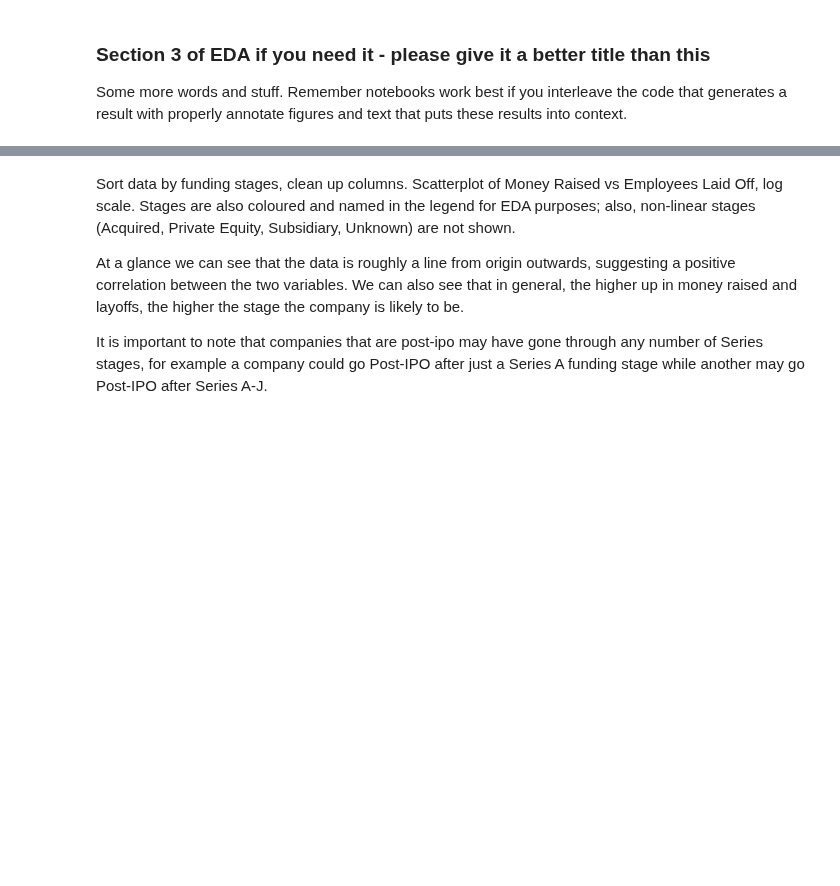
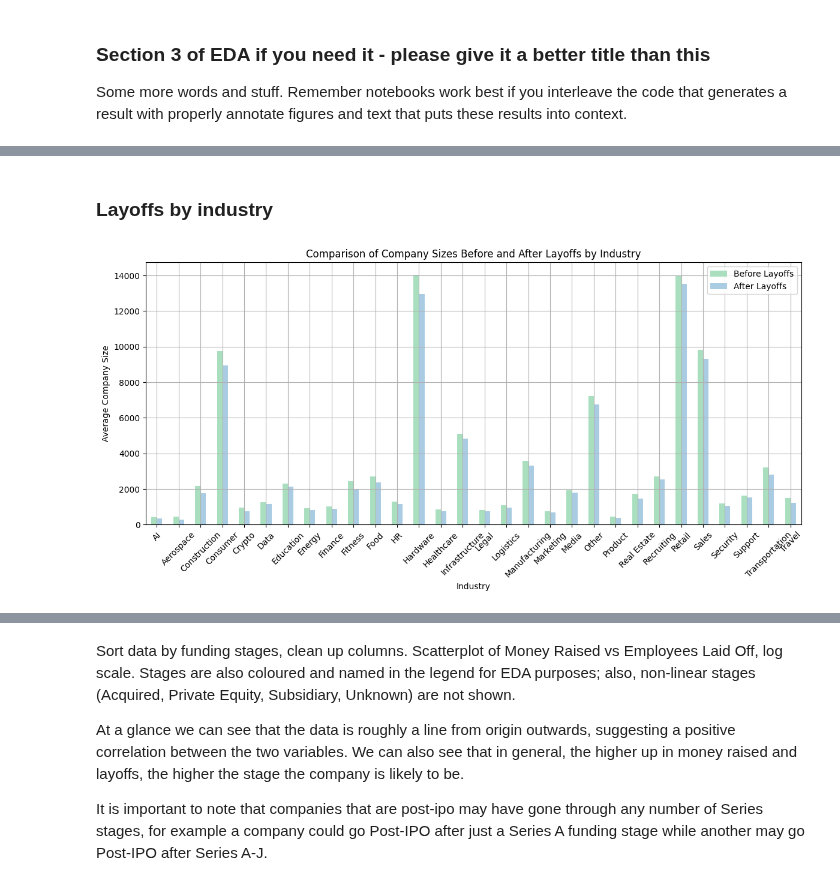
Before and after one commit to COGS108/Group019_WI24, a Jupyter notebook: EDACheckpoint_Group019_WI24.ipynb, the cells around one changed output, grey strips where cells are left out. Cells and saved outputs as stored; diff of their text form; code cells hidden in the pictures; blank space fills up the shorter version.

```diff
--- a/EDACheckpoint_Group019_WI24.ipynb
+++ b/EDACheckpoint_Group019_WI24.ipynb
@@ -134,0 +143,20 @@ Some more words and stuff.  Remember notebooks work best if you interleave the c
+# %% [markdown]
+### Layoffs by industry
+# %%
+# company size before/after layoffs by industry
+industry_sizes = df.groupby('Industry').agg({
+    'Company_Size_before_Layoffs': 'mean',
+    'Company_Size_after_layoffs': 'mean'
+})
+
+#plot
+industry_sizes.plot(kind = 'bar', figsize = (12, 6), color  = ['#A9DFBF', '#A9CCE3'])
+plt.title('Comparison of Company Sizes Before and After Layoffs by Industry')
+plt.xlabel('Industry')
+plt.ylabel('Average Company Size')
+plt.xticks(rotation = 45)
+plt.legend(['Before Layoffs', 'After Layoffs'])
+plt.grid(True)
+plt.tight_layout()
+# %% [output]
+[figure, added]
```
Also changed, not shown: parts of 33 cells of this notebook.
